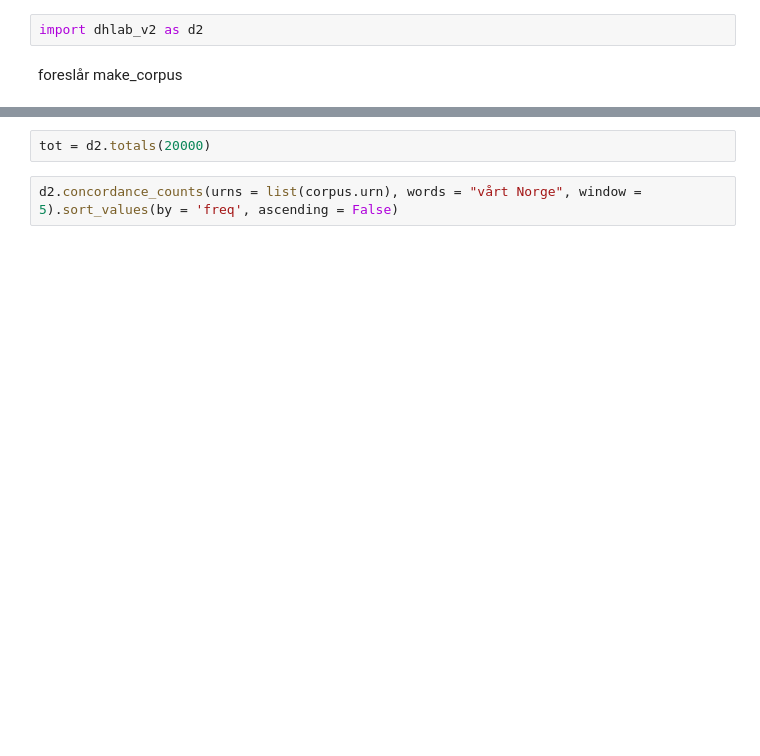
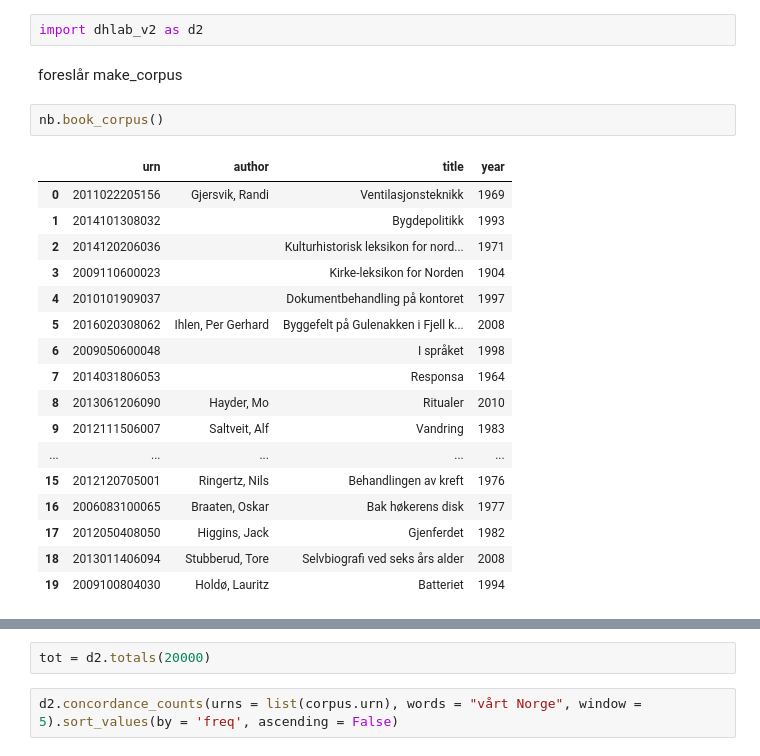
Before and after one commit to Yoonsen/Miscellaneous-Notebooks, a Jupyter notebook: DHlab_språkbanken/DHLab versjon 2.ipynb, the cells around one changed output, grey strips where cells are left out. Cells and saved outputs as stored; diff of their text form; blank space fills up the shorter version.

```diff
--- a/DHlab_språkbanken/DHLab versjon 2.ipynb
+++ b/DHlab_språkbanken/DHLab versjon 2.ipynb
@@ -8,6 +9,26 @@ Updated file `C:\Users\larsj\Documents\GitHub\Miscellaneous-Notebooks\DHlab_spr
 import dhlab_v2 as d2
 # %% [markdown]
 foreslår make_corpus
+# %%
+nb.book_corpus()
+# %% [output]
+|  | urn | author | title | year |
+| 0 | 2011022205156 | Gjersvik, Randi | Ventilasjonsteknikk | 1969 |
+| 1 | 2014101308032 |  | Bygdepolitikk | 1993 |
+| 2 | 2014120206036 |  | Kulturhistorisk leksikon for nord... | 1971 |
+| 3 | 2009110600023 |  | Kirke-leksikon for Norden | 1904 |
+| 4 | 2010101909037 |  | Dokumentbehandling på kontoret | 1997 |
+| 5 | 2016020308062 | Ihlen, Per Gerhard | Byggefelt på Gulenakken i Fjell k... | 2008 |
+| 6 | 2009050600048 |  | I språket | 1998 |
+| 7 | 2014031806053 |  | Responsa | 1964 |
+| 8 | 2013061206090 | Hayder, Mo | Ritualer | 2010 |
+| 9 | 2012111506007 | Saltveit, Alf | Vandring | 1983 |
+| ... | ... | ... | ... | ... |
+| 15 | 2012120705001 | Ringertz, Nils | Behandlingen av kreft | 1976 |
+| 16 | 2006083100065 | Braaten, Oskar | Bak høkerens disk | 1977 |
+| 17 | 2012050408050 | Higgins, Jack | Gjenferdet | 1982 |
+| 18 | 2013011406094 | Stubberud, Tore | Selvbiografi ved seks års alder | 2008 |
+| 19 | 2009100804030 | Holdø, Lauritz | Batteriet | 1994 |
 # %%
 corpus = d2.document_corpus(author = "Amalie Skram")
 corpus
```
Also changed, not shown: parts of 13 cells of this notebook, 2 other files.
